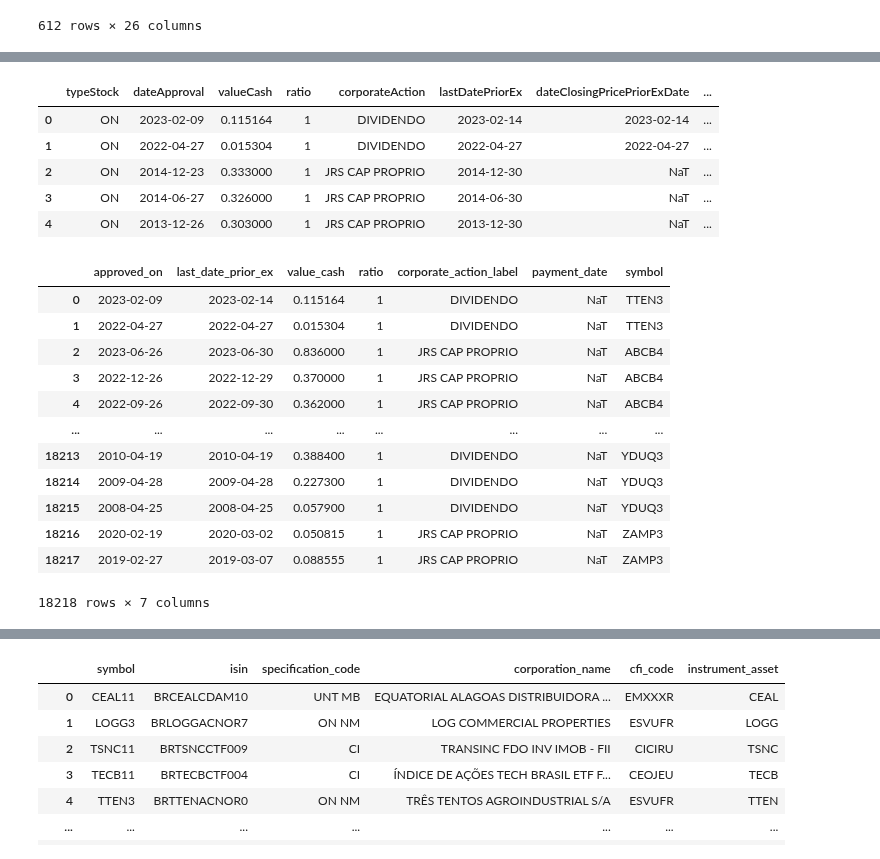
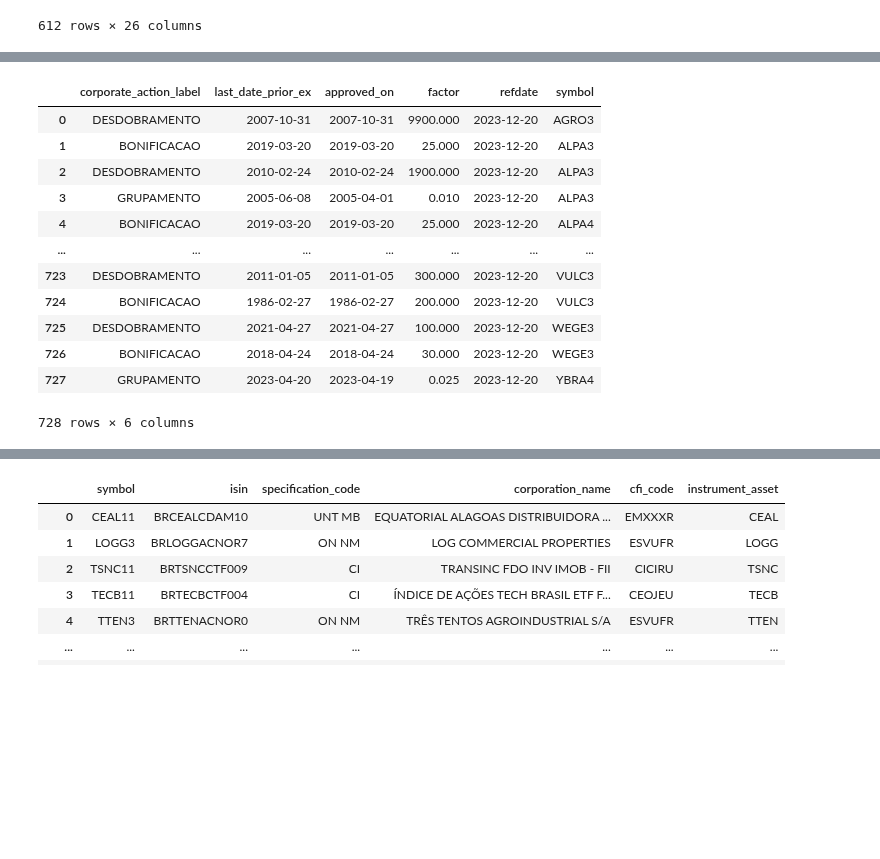
Before and after one commit to wilsonfreitas/brasa, a Jupyter notebook: notebooks/b3-organize-companies-database.ipynb, the cells around one changed output, grey strips where cells are left out. Drawn from its saved outputs; the diff is of its cells as text; code cells hidden in the pictures; blank space fills up the shorter version.

```diff
--- a/notebooks/b3-organize-companies-database.ipynb
+++ b/notebooks/b3-organize-companies-database.ipynb
@@ -219,37 +368,16 @@ symbols_properties
 # %%
-cd = brasa.get_dataset("b3-cash-dividends").to_table().to_pandas()
-cd.head()
+brasa.get_dataset("b3-companies-stock-dividends").to_table().to_pandas()
 # %% [output]
-|  | typeStock | dateApproval | valueCash | ratio | corporateAction | lastDatePriorEx | dateClosingPricePriorExDate | ... |
-| 0 | ON | 2023-02-09 | 0.115164 | 1 | DIVIDENDO | 2023-02-14 | 2023-02-14 | ... |
-| 1 | ON | 2022-04-27 | 0.015304 | 1 | DIVIDENDO | 2022-04-27 | 2022-04-27 | ... |
-| 2 | ON | 2014-12-23 | 0.333000 | 1 | JRS CAP PROPRIO | 2014-12-30 | NaT | ... |
-| 3 | ON | 2014-06-27 | 0.326000 | 1 | JRS CAP PROPRIO | 2014-06-30 | NaT | ... |
-| 4 | ON | 2013-12-26 | 0.303000 | 1 | JRS CAP PROPRIO | 2013-12-30 | NaT | ... |
+|  | corporate_action_label | last_date_prior_ex | approved_on | factor | refdate | symbol |
+| 0 | DESDOBRAMENTO | 2007-10-31 | 2007-10-31 | 9900.000 | 2023-12-20 | AGRO3 |
+| 1 | BONIFICACAO | 2019-03-20 | 2019-03-20 | 25.000 | 2023-12-20 | ALPA3 |
+| 2 | DESDOBRAMENTO | 2010-02-24 | 2010-02-24 | 1900.000 | 2023-12-20 | ALPA3 |
+| 3 | GRUPAMENTO | 2005-06-08 | 2005-04-01 | 0.010 | 2023-12-20 | ALPA3 |
+| 4 | BONIFICACAO | 2019-03-20 | 2019-03-20 | 25.000 | 2023-12-20 | ALPA4 |
+| ... | ... | ... | ... | ... | ... | ... |
+| 723 | DESDOBRAMENTO | 2011-01-05 | 2011-01-05 | 300.000 | 2023-12-20 | VULC3 |
+| 724 | BONIFICACAO | 1986-02-27 | 1986-02-27 | 200.000 | 2023-12-20 | VULC3 |
+| 725 | DESDOBRAMENTO | 2021-04-27 | 2021-04-27 | 100.000 | 2023-12-20 | WEGE3 |
+| 726 | BONIFICACAO | 2018-04-24 | 2018-04-24 | 30.000 | 2023-12-20 | WEGE3 |
+| 727 | GRUPAMENTO | 2023-04-20 | 2023-04-19 | 0.025 | 2023-12-20 | YBRA4 |
+728 rows × 6 columns
-# %%
-cd_ = cd[["typeStock", "tradingName", "dateApproval", "lastDatePriorEx", "valueCash", "ratio", "corporateAction"]]\
-    .rename(columns={
-        "dateApproval": "approved_on",
-        "lastDatePriorEx": "last_date_prior_ex",
-        "valueCash": "value_cash",
-        "corporateAction": "corporate_action_label",
-        "typeStock": "stock_type",
-        "tradingName": "trading_name",
-    })
-cd_["payment_date"] = pd.NaT
-cd_ = pd.merge(cd_, symbols_properties[["stock_type", "trading_name", "symbol"]], on=["stock_type", "trading_name"]).drop(columns=["stock_type", "trading_name"])
-cd_
-# %% [output]
-|  | approved_on | last_date_prior_ex | value_cash | ratio | corporate_action_label | payment_date | symbol |
-| 0 | 2023-02-09 | 2023-02-14 | 0.115164 | 1 | DIVIDENDO | NaT | TTEN3 |
-| 1 | 2022-04-27 | 2022-04-27 | 0.015304 | 1 | DIVIDENDO | NaT | TTEN3 |
-| 2 | 2023-06-26 | 2023-06-30 | 0.836000 | 1 | JRS CAP PROPRIO | NaT | ABCB4 |
-| 3 | 2022-12-26 | 2022-12-29 | 0.370000 | 1 | JRS CAP PROPRIO | NaT | ABCB4 |
-| 4 | 2022-09-26 | 2022-09-30 | 0.362000 | 1 | JRS CAP PROPRIO | NaT | ABCB4 |
-| ... | ... | ... | ... | ... | ... | ... | ... |
-| 18213 | 2010-04-19 | 2010-04-19 | 0.388400 | 1 | DIVIDENDO | NaT | YDUQ3 |
-| 18214 | 2009-04-28 | 2009-04-28 | 0.227300 | 1 | DIVIDENDO | NaT | YDUQ3 |
-| 18215 | 2008-04-25 | 2008-04-25 | 0.057900 | 1 | DIVIDENDO | NaT | YDUQ3 |
-| 18216 | 2020-02-19 | 2020-03-02 | 0.050815 | 1 | JRS CAP PROPRIO | NaT | ZAMP3 |
-| 18217 | 2019-02-27 | 2019-03-07 | 0.088555 | 1 | JRS CAP PROPRIO | NaT | ZAMP3 |
-18218 rows × 7 columns
```
Also changed, not shown: parts of 24 cells of this notebook, 4 other files.
